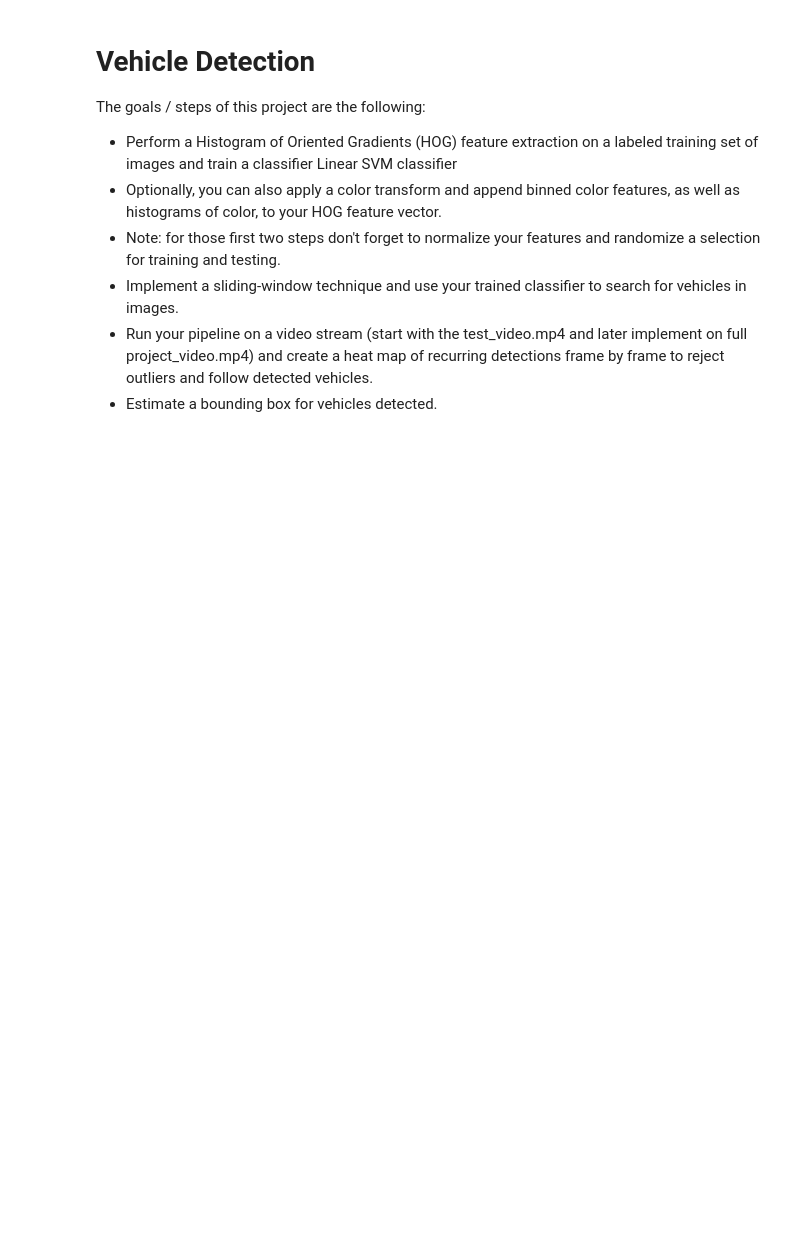
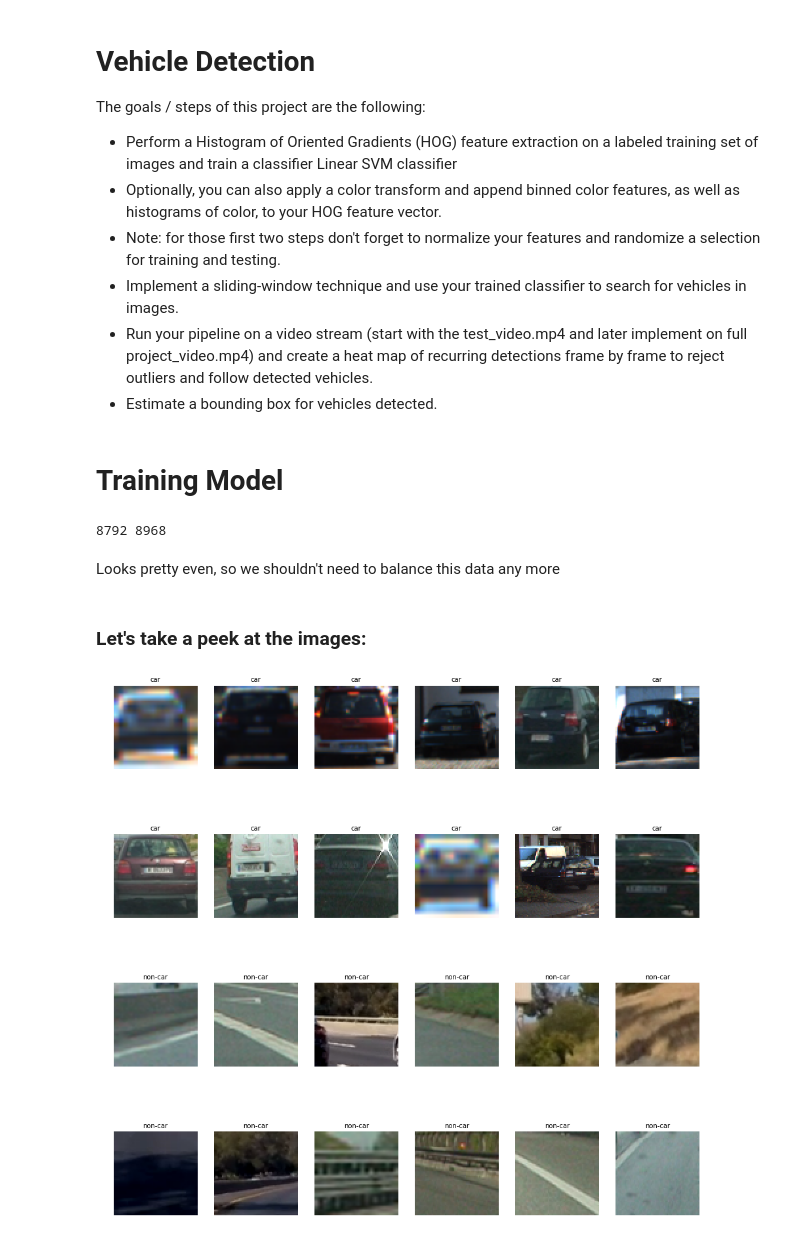
Before and after one commit to prad123/vehicle-detection, a Jupyter notebook: vehicle-detection.ipynb, the cells around one changed output. Saved outputs shown, nothing was run; the diff lists cells and outputs as text; code cells hidden in the pictures; blank space fills up the shorter version.

Commit message:
training finished

```diff
--- a/vehicle-detection.ipynb
+++ b/vehicle-detection.ipynb
@@ -19,3 +30,40 @@ from ipywidgets import interact, interactive, fixed
 
 %matplotlib inline
 # %matplotlib qt
+# %% [markdown]
+# Training Model
+# %%
+# Load the training data
+
+cars = glob.glob('training/vehicles/**/*.png')
+notcars = glob.glob('training/non-vehicles/**/*.png')
+
+# How many images do we have for each dataset?
+print(len(car_images), len(noncar_images))
+# %% [output]
+8792 8968
+# %% [markdown]
+Looks pretty even, so we shouldn't need to balance this data any more
+# %% [markdown]
+### Let's take a peek at the images:
+# %%
+x = 4
+y = 6
+
+fig, axs = plt.subplots(x,y, figsize=(16, 16))
+axs = axs.ravel()
+
+# Step through the list and search for chessboard corners
+for i in range(x*y):
+    if i < 12:
+        img = mpimg.imread(cars[random.randint(0,len(cars))])
+        axs[i].axis('off')
+        axs[i].set_title('car', fontsize=10)
+        axs[i].imshow(img)
+    else:
+        img = mpimg.imread(notcars[random.randint(0,len(notcars))])
+        axs[i].axis('off')
+        axs[i].set_title('non-car', fontsize=10)
+        axs[i].imshow(img)
+# %% [output]
+[figure, added]
```
Also changed, not shown: parts of 19 cells of this notebook.
